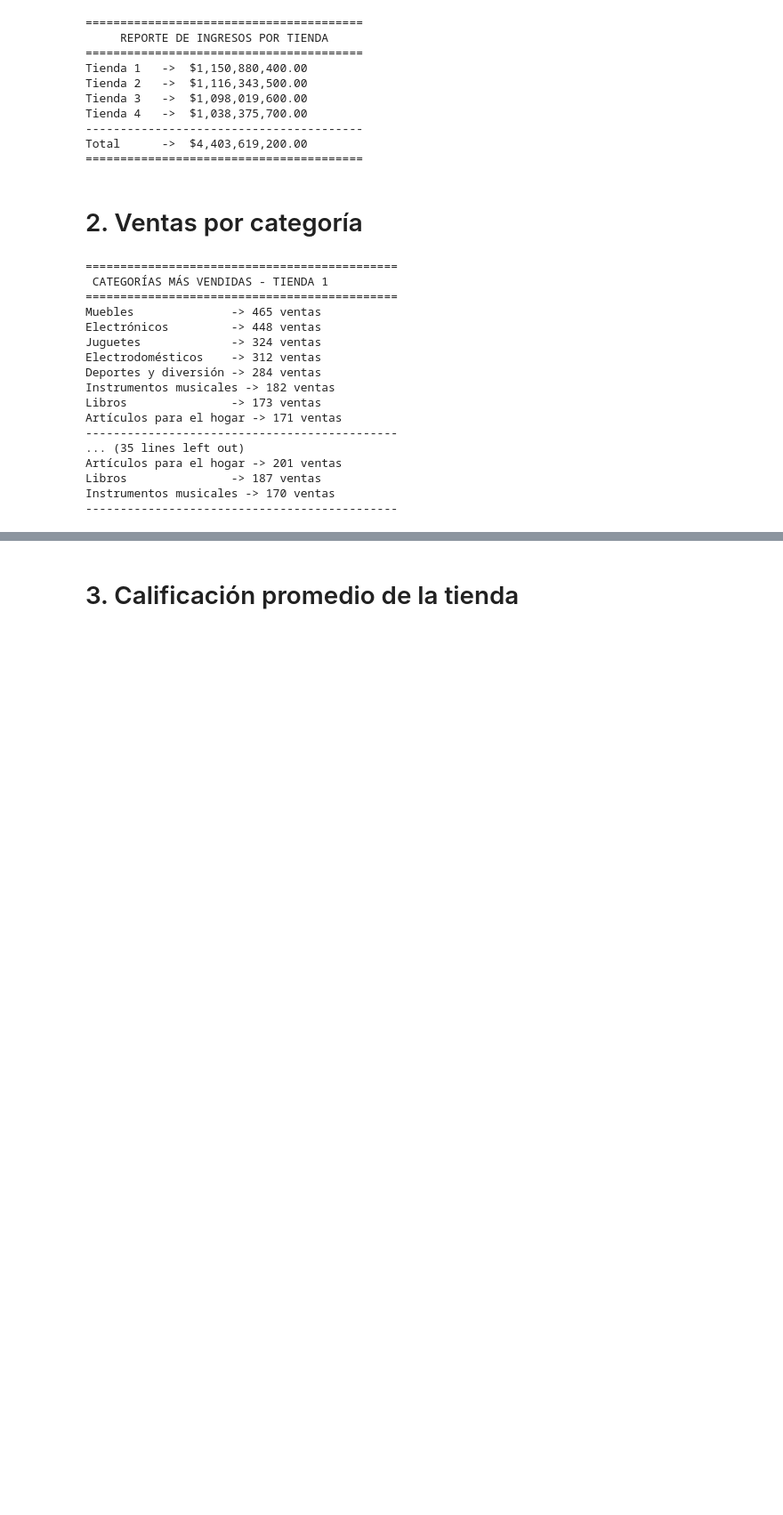
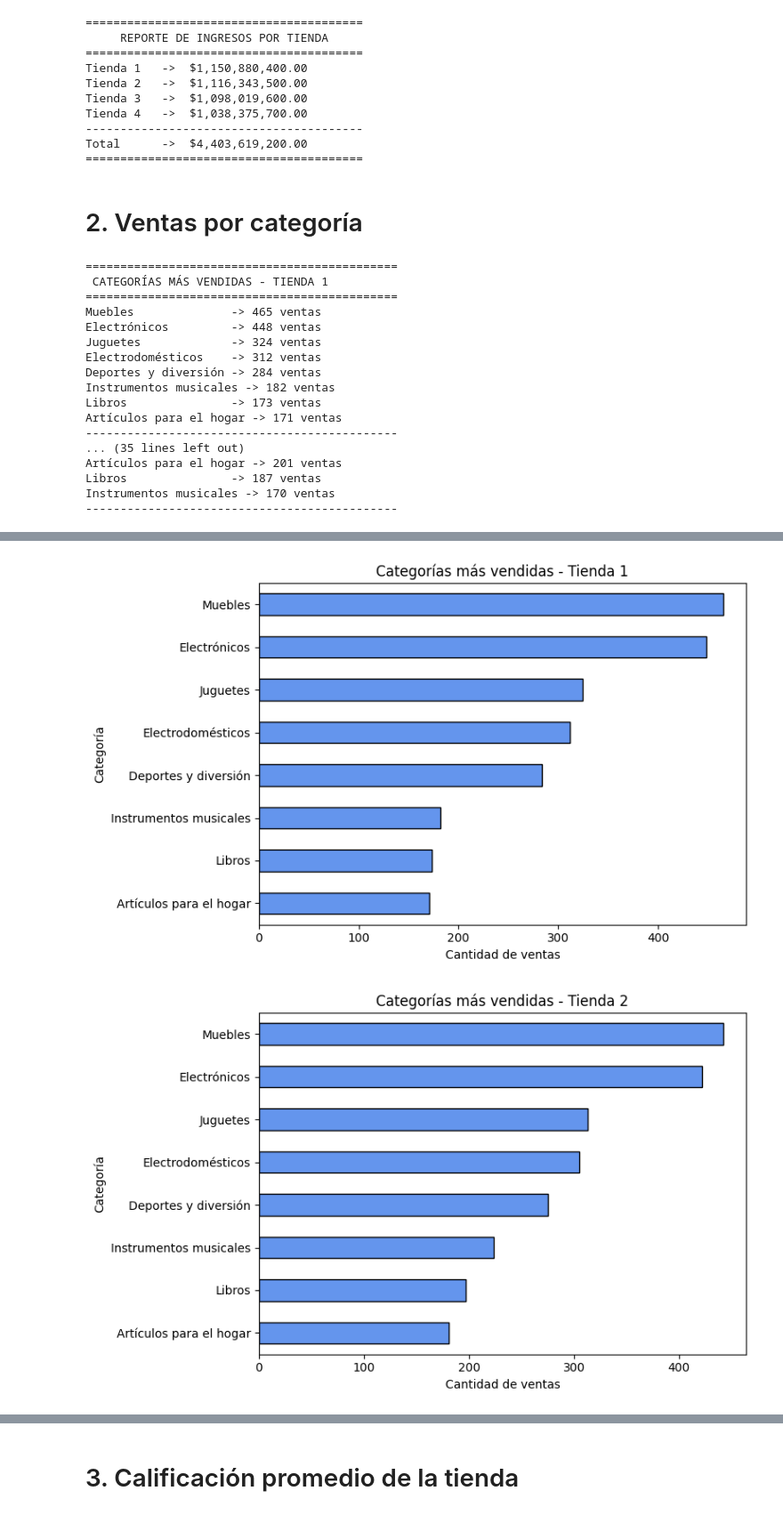
Before and after one commit to marlevilla/challenger1-datascience, a Jupyter notebook: AluraStoreLatam.ipynb, the cells around one changed output, grey strips where cells are left out. Shown: that part at 89% size. Drawn from its saved outputs; the diff is of its cells as text; code cells hidden in the pictures; blank space fills up the shorter version.

```diff
--- a/AluraStoreLatam.ipynb
+++ b/AluraStoreLatam.ipynb
@@ -105,0 +225,19 @@ Instrumentos musicales -> 170 ventas
+# %%
+def graficar_categorias(df, nombre_tienda):
+    conteo = df['Categoría del Producto'].value_counts()
+    plt.figure(figsize=(8, 5))
+    conteo.sort_values().plot(kind='barh', color='cornflowerblue', edgecolor='black')
+    plt.title(f"Categorías más vendidas - {nombre_tienda}")
+    plt.xlabel("Cantidad de ventas")
+    plt.ylabel("Categoría")
+    plt.tight_layout()
+    plt.show()
+
+# Graficar cada tienda
+graficar_categorias(tienda, "Tienda 1")
+graficar_categorias(tienda2, "Tienda 2")
+graficar_categorias(tienda3, "Tienda 3")
+graficar_categorias(tienda4, "Tienda 4")
+# %% [output]
+[figure, added]
+[figure, added]
```
Also changed, not shown: parts of 11 cells of this notebook.
